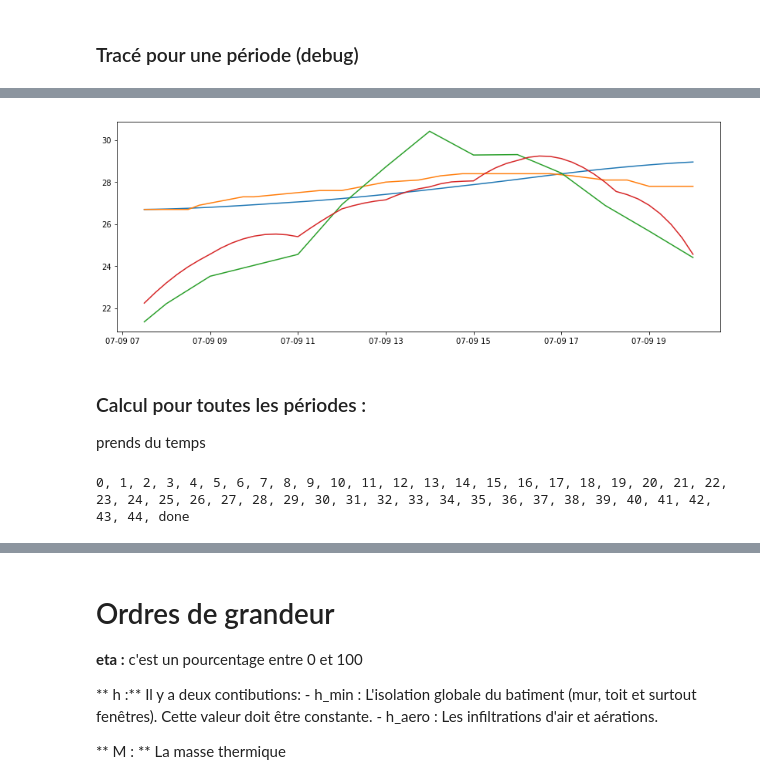
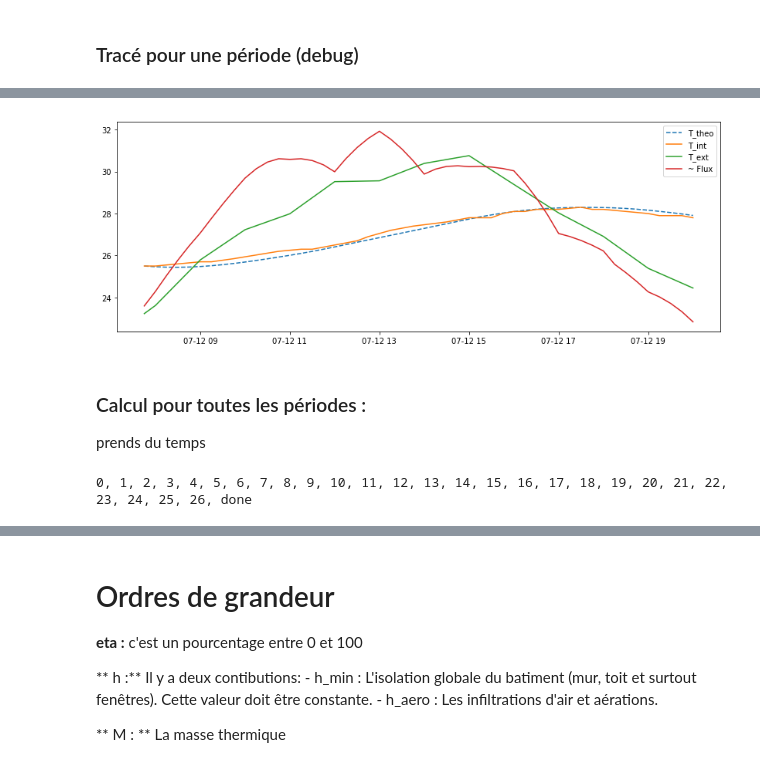
Before and after one commit to xdze2/thermique_appart, a Jupyter notebook: BlackBoxModel02.ipynb, the cells around one changed output, grey strips where cells are left out. Cells and saved outputs as stored; diff of their text form; code cells hidden in the pictures.

```diff
--- a/BlackBoxModel02.ipynb
+++ b/BlackBoxModel02.ipynb
@@ -79,7 +79,7 @@ def get_dTdt(  T, t, params, get_Text, get_Phi ):
 def apply_model( data, T_start, params, full_output=False ):
 
     data_dict = data.to_dict(orient='list')
-    time_sec = data.index.astype(np.int64) // 10e9    # conversion en secondes
+    time_sec = data.index.astype(np.int64) // 1e9    # conversion en secondes
 
     # construction des fonctions d'interpolations:
     get_Text = lambda t: np.interp( t, time_sec, data_dict['temperature'] )
@@ -95,7 +95,7 @@ def apply_model( data, T_start, params, full_output=False ):
 # %% [markdown]
 ### Test sur les données entières :
 # %%
-params =  ( 65, 70 )
+params =  ( 3, 3 )
 
 res = apply_model( df, 30, params )
 
@@ -130,11 +130,11 @@ def get_errorfit( params, data, T_start    ):
         pour ne fiter qu'un seul paramètre
 """
 from scipy.optimize import fminbound
-
+from scipy.optimize import minimize
 
 def fit_model_p1( data, T_start, param_0  ):
     func0 = lambda x: get_errorfit( (param_0, x), data, T_start  )
-    x1, x2 = (.1, 1000)
+    x1, x2 = (.1, 100)
     param_1 = fminbound(func0, x1, x2, disp=0)
     #param_1 = fmin(func0, 20)
 
@@ -142,11 +142,20 @@ def fit_model_p1( data, T_start, param_0  ):
 
 def fit_model_p0( data, T_start, param_1 ):
     func1 = lambda x: get_errorfit( (x, param_1), data, T_start  )
-    x1, x2 = (.1, 1000)
+    x1, x2 = (.1, 100)
     param_0 = fminbound(func1, x1, x2, disp=0)
     #param_0 = fmin(func1, 20)
 
     return param_0
+
+
+def fit_model_p01( data, T_start ):
+    func01 = lambda x: get_errorfit( x, data, T_start  )
+    x12 = (2.3, 3.)
+    res = minimize(func01, x12, method='Powell')
+    #param_0 = fmin(func1, 20)
+
+    return res.x
 # %% [markdown]
 ### Découpage en période jour / nuit
 # %%
@@ -188,7 +197,7 @@ def fit_a_day( data, T_zero ):
 
     else:
         eta_night = 0
-        h_day = 20   # valeur résiduel ... arbitraire pour le moment
+        h_day = 2.3   # h_min, valeur minimal ?  ... arbitraire pour le moment
 
         if  data['isnight'].all():
             # nuit
@@ -197,7 +206,8 @@ def fit_a_day( data, T_zero ):
         else:
             # jour
             h = h_day
-            eta = fit_model_p1( data, T_zero, h_day )
+            #eta = fit_model_p1( data, T_zero, h_day )
+            h, eta = fit_model_p01( data, T_zero )
 
         # Calcul le modèle avec les paramètres optenus:
         res = apply_model( data, T_zero, (h, eta) )
@@ -212,5 +222,5 @@ len( Groupes )
 # %%
-data = df_byday.get_group(  Groupes[35] )
+data = df_byday.get_group(  Groupes[1] )
 
 T_int = data['T_int'].interpolate().as_matrix()
 T_zero = T_int[ ~ np.isnan( T_int ) ][0]
@@ -221,9 +231,10 @@ print( data.index[0] )
 print( params )
 
 plt.figure( figsize=(14, 5) )
-plt.plot(data.index,  res )
-plt.plot(data.index, T_int );
-plt.plot(data.index, data['temperature'].as_matrix() );
+plt.plot(data.index,  res, '--', label='T_theo' )
+plt.plot(data.index, T_int, label='T_int' );
+plt.plot(data.index, data['temperature'].as_matrix() , label='T_ext' );
 
-plt.plot(data.index, data['flux_tot'].as_matrix()/100 + 20 );
+plt.plot(data.index, data['flux_tot'].as_matrix()/100 + 20,  label='~ Flux'  );
+plt.legend();
 # %% [output]
@@ -232,4 +243,4 @@ plt.plot(data.index, data['flux_tot'].as_matrix()/100 + 20 );
-[figure, old version]
+[figure, new version]
 # %% [markdown]
 ### Calcul pour toutes les périodes :
 
@@ -268,4 +279,4 @@ for grp_id in Groupes:
 
 print('done')
 # %% [output]
-0, 1, 2, 3, 4, 5, 6, 7, 8, 9, 10, 11, 12, 13, 14, 15, 16, 17, 18, 19, 20, 21, 22, 23, 24, 25, 26, 27, 28, 29, 30, 31, 32, 33, 34, 35, 36, 37, 38, 39, 40, 41, 42, 43, 44, done
+0, 1, 2, 3, 4, 5, 6, 7, 8, 9, 10, 11, 12, 13, 14, 15, 16, 17, 18, 19, 20, 21, 22, 23, 24, 25, 26, done
```
Also changed, not shown: parts of 12 cells of this notebook.
